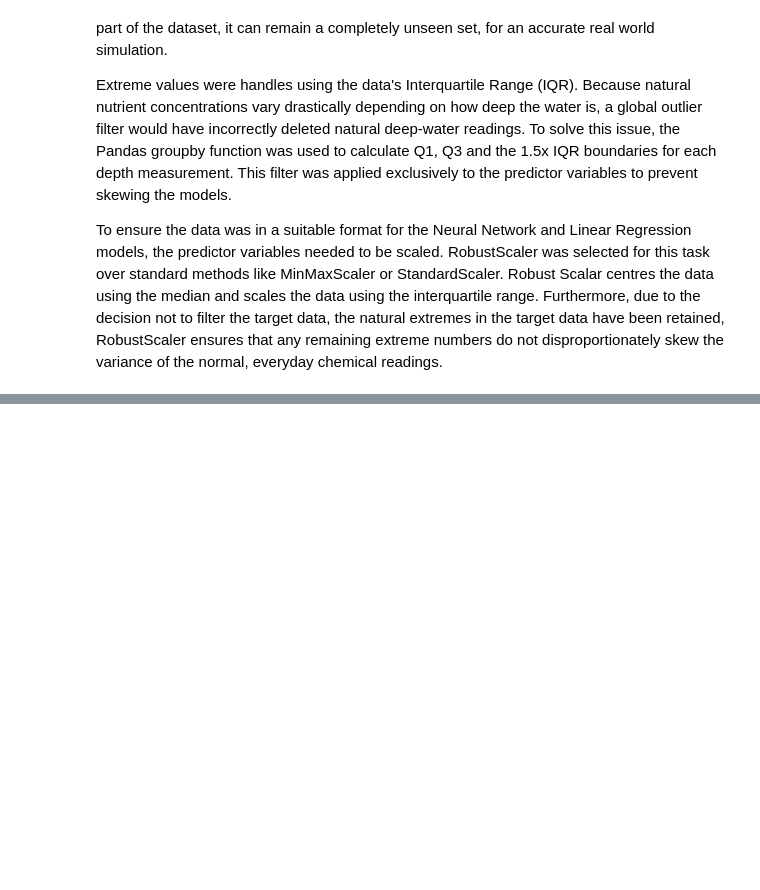
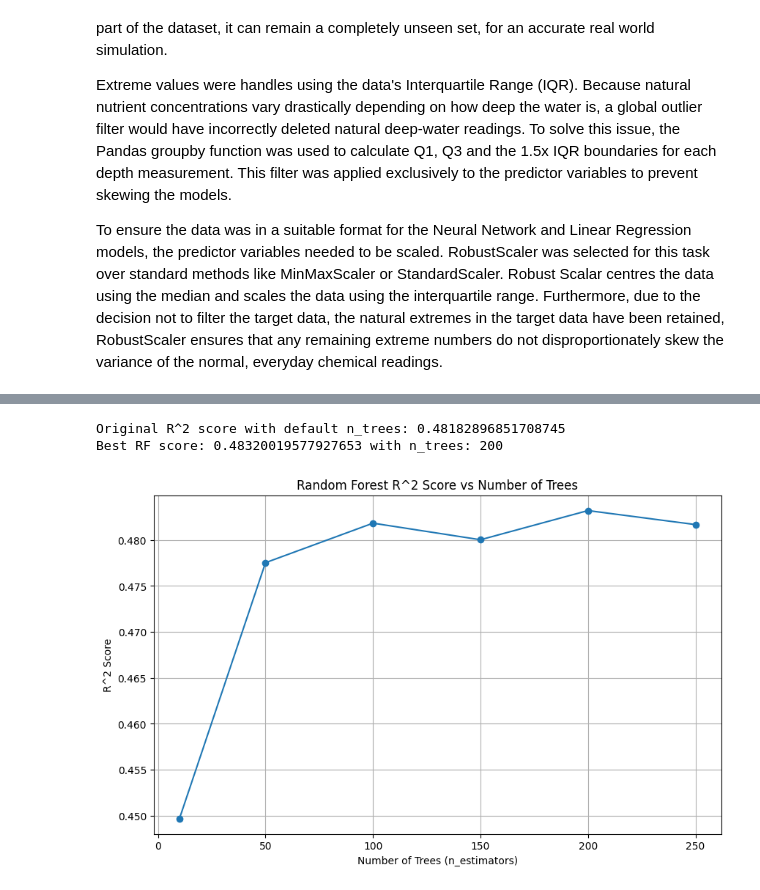
Before and after one commit to BenD2006/comp2002, a Jupyter notebook: COMP2002.ipynb, the cells around one changed output, grey strips where cells are left out. Saved outputs shown, nothing was run; the diff lists cells and outputs as text; code cells hidden in the pictures; blank space fills up the shorter version.

```diff
--- a/COMP2002.ipynb
+++ b/COMP2002.ipynb
@@ -210,0 +235,31 @@ plt.show()
+# %%
+n_trees_options = [10,50,100,150,200,250]
+forest_scores = []
+best_score = float('-inf')
+best_n_trees = None
+
+for n in n_trees_options:
+    forest_model = RandomForestRegressor(n_estimators=n, random_state=44)
+    forest_model.fit(x_train_scaled, y_train)
+
+    score = forest_model.score(x_test_scaled, y_test)
+    forest_scores.append(score)
+
+    if score > best_score:
+        best_score = score
+        best_n_trees = n
+
+print(f"Original R^2 score with default n_trees: {rf_score_test}")
+print(f"Best RF score: {best_score} with n_trees: {best_n_trees}")
+
+plt.figure(figsize=(10, 6))
+plt.plot(n_trees_options, forest_scores, marker='o')
+plt.title('Random Forest R^2 Score vs Number of Trees')
+plt.xlabel('Number of Trees (n_estimators)')
+plt.ylabel('R^2 Score')
+plt.grid()
+plt.show()
+# %% [output]
+Original R^2 score with default n_trees: 0.48182896851708745
+Best RF score: 0.48320019577927653 with n_trees: 200
+[figure, added]
```
Also changed, not shown: parts of 11 cells of this notebook.
